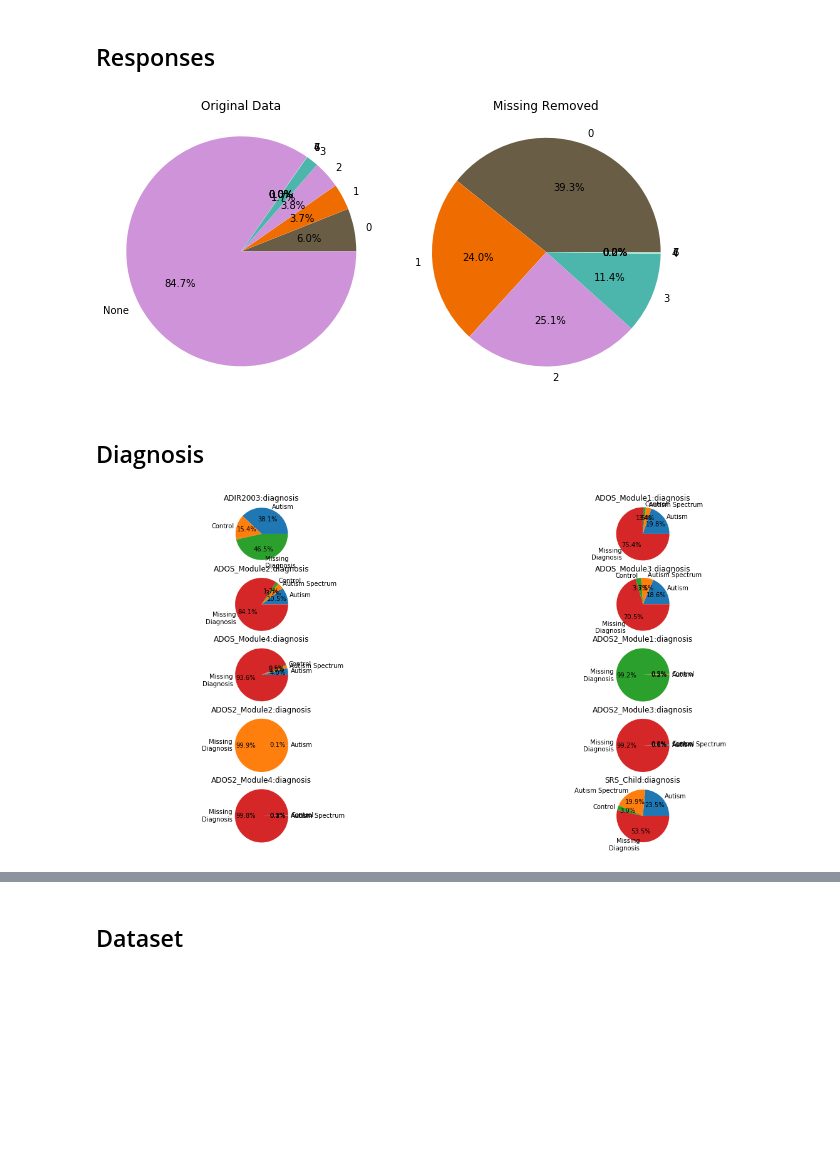
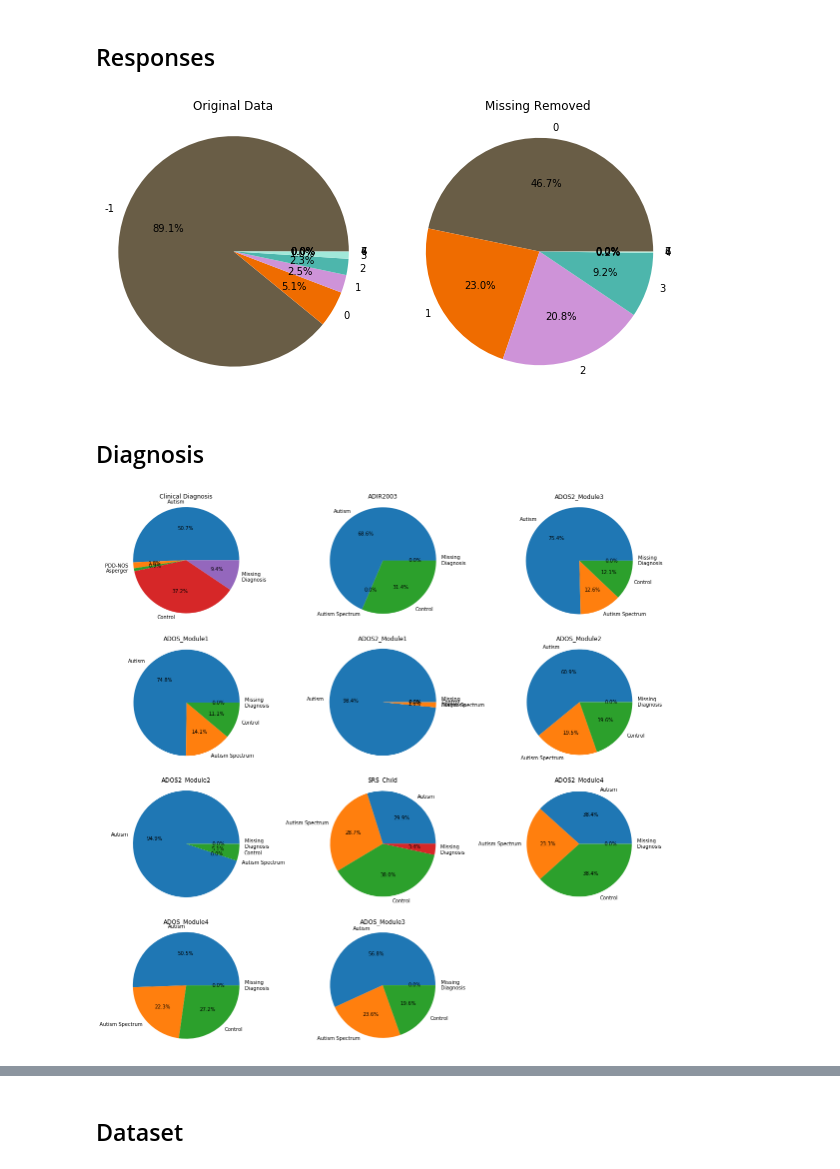
Before and after one commit to walllab/PhenotypeGLRM, a Jupyter notebook: analysis/Dataset-Overview.ipynb, the cells around one changed output, grey strips where cells are left out. Drawn from its saved outputs; the diff is of its cells as text; code cells hidden in the pictures; blank space fills up the shorter version.

Commit message:
pulled in missing sex and clinical diagnosis

```diff
--- a/analysis/Dataset-Overview.ipynb
+++ b/analysis/Dataset-Overview.ipynb
@@ -45,0 +66,13 @@ print(no_data)
+# %%
+import matplotlib.pyplot as plt
+
+plt.figure(figsize=(8, 3))
+
+inst = sorted(one_way_counts.keys())
+width = 0.5
+
+r0 = [one_way_counts[k] for k in inst]
+
+plt.bar(inst, r0, width)
+plt.xticks(range(len(inst)), inst, rotation='vertical')
+plt.show()
@@ -59,14 +117,14 @@ ax1.pie(counts/sum(counts), labels=unique, autopct='%1.1f%%', colors=colors)
 ax1.set_title('Original Data')
 ax1.axis('equal')  # Equal aspect ratio ensures that pie is drawn as a circle.
 
-del counts[unique.index('None')]
-del unique[unique.index('None')]
+del counts[unique.index(-1)]
+del unique[unique.index(-1)]
 ax2.pie(counts/sum(counts), labels=unique, autopct='%1.1f%%', colors=colors)
 ax2.set_title('Missing Removed')
 ax2.axis('equal')  # Equal aspect ratio ensures that pie is drawn as a circle.
 
 plt.show()
 # %% [output]
-[figure, old version]
+[figure, new version]
 # %% [markdown]
 ## Diagnosis
@@ -78,20 +131,34 @@ for instrument in ['ADIR1995', 'ADIR_2003',
 # %%
 import matplotlib.pyplot as plt
 from collections import Counter
 
-plt.figure(figsize=(20, 10))
-plt_num = 1
-for i in range(2, 22, 2):
-    plt.subplot(5, 2, plt_num)
-    plt.title(label_header[i])
+plt.figure(figsize=(20, 20))
+instrument_diag_to_counts = defaultdict(int)
+instrs = set()
+for i, s in enumerate(samples):
+    instruments = sorted([k for k, v in s.items() if isinstance(v, dict)])
+    for inst in instruments:
+        if inst + ':diagnosis' in label_header:
+            diag = labels[i][label_header.index(inst + ':diagnosis')]
+            instrument_diag_to_counts[(inst, diag)] += 1
+            instrs.add(inst)
 
-    c = Counter([x[i] for x in labels])
-    keys = sorted(c.keys())
-    plt.pie([c[k] for k in keys], labels=[k if k != 'None' else 'Missing\nDiagnosis' for k in keys], autopct='%1.1f%%')
+keys = ['Autism', 'Autism Spectrum', 'Control', 'None']
+clin_keys = ['Autism', 'PDD-NOS', 'Asperger', 'Control', 'None']
+
+# clinical
+plt.subplot(4, 3, 1)
+plt.title('Clinical Diagnosis')
+c = Counter([x[label_header.index('clinical_diagnosis')] for x in labels])
+plt.pie([c[k] for k in clin_keys], labels=[k if k != 'None' else 'Missing\nDiagnosis' for k in clin_keys], autopct='%1.1f%%')
+plt.axis('equal')
+
+for i, inst in enumerate(instrs):
+    plt.subplot(4, 3, i+2)
+    plt.title(inst)
+    plt.pie([instrument_diag_to_counts[(inst, k)] for k in keys], labels=[k if k != 'None' else 'Missing\nDiagnosis' for k in keys], autopct='%1.1f%%')
     plt.axis('equal')
 
-    plt_num += 1
-
 plt.show()
 # %% [output]
-[figure, old version]
+[figure, new version]
```
Also changed, not shown: parts of 28 cells of this notebook, 7 other files.
